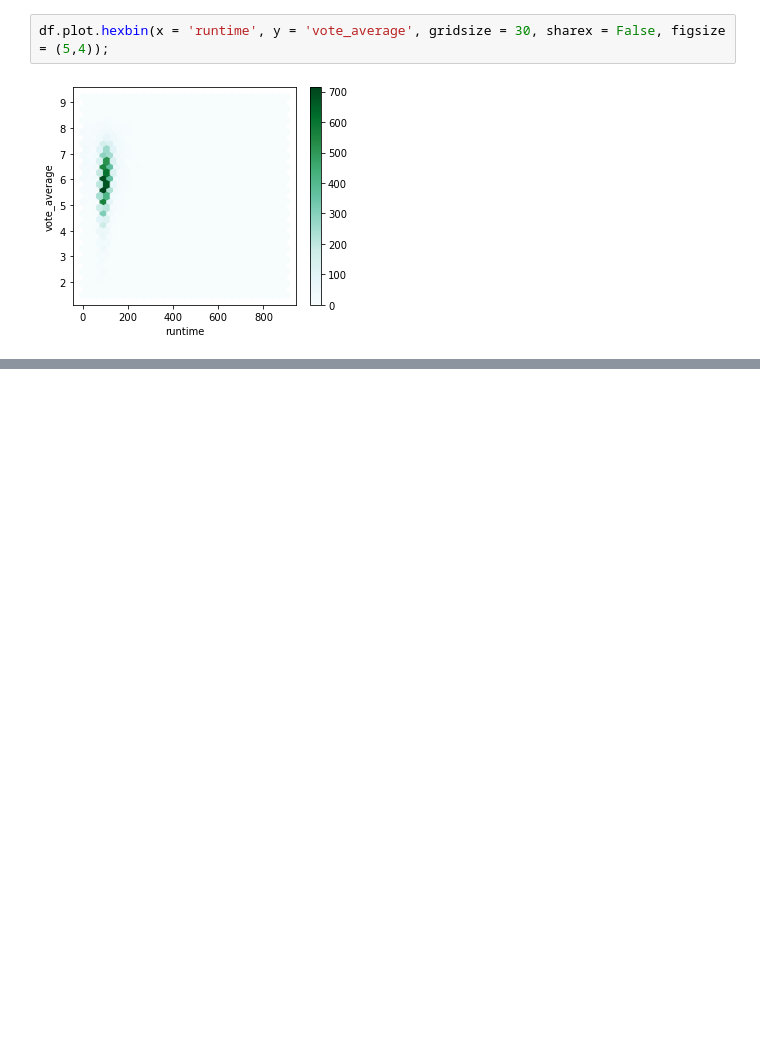
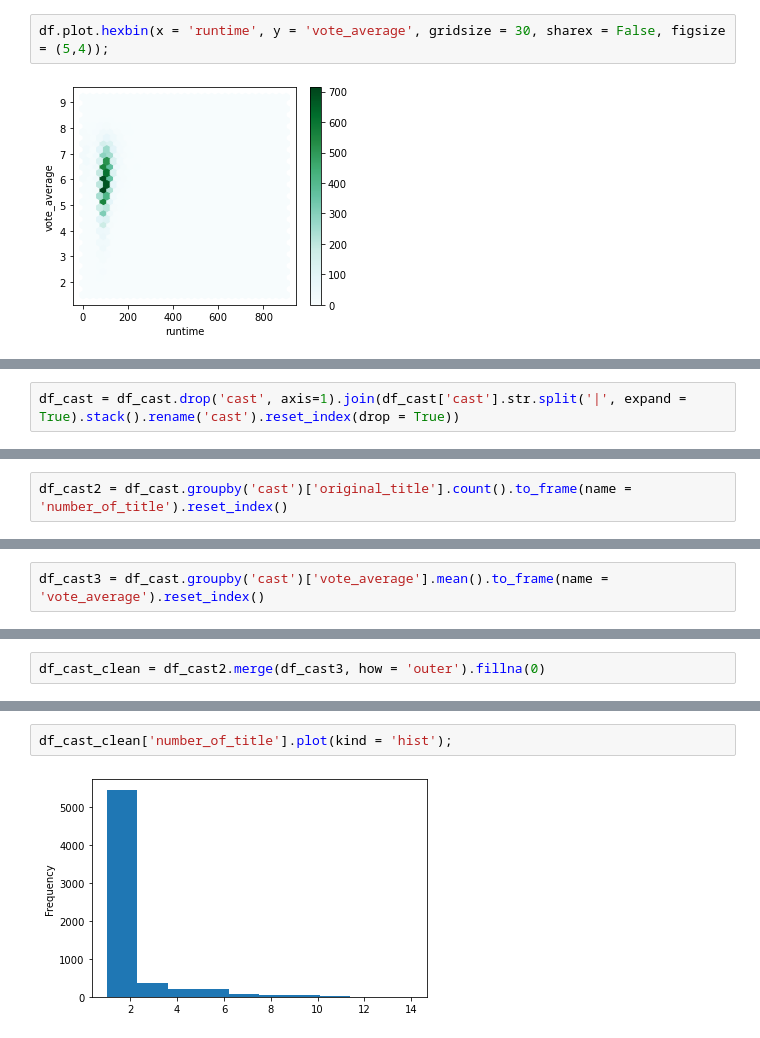
Before and after one commit to KaoriMI/Project_Investigate_a_Dataset, a Jupyter notebook: playground.ipynb, the cells around one changed output, grey strips where cells are left out. Drawn from its saved outputs; the diff is of its cells as text; blank space fills up the shorter version.

```diff
--- a/playground.ipynb
+++ b/playground.ipynb
@@ -267,0 +311,2 @@ sns.kdeplot(df.runtime, df.vote_average);
+# %%
+df_cast = df_cast.drop('cast', axis=1).join(df_cast['cast'].str.split('|', expand = True).stack().rename('cast').reset_index(drop = True))
@@ -267,0 +347,2 @@ sns.kdeplot(df.runtime, df.vote_average);
+# %%
+df_cast2 = df_cast.groupby('cast')['original_title'].count().to_frame(name = 'number_of_title').reset_index()
@@ -267,0 +358,2 @@ sns.kdeplot(df.runtime, df.vote_average);
+# %%
+df_cast3 = df_cast.groupby('cast')['vote_average'].mean().to_frame(name = 'vote_average').reset_index()
@@ -267,0 +369,2 @@ sns.kdeplot(df.runtime, df.vote_average);
+# %%
+df_cast_clean = df_cast2.merge(df_cast3, how = 'outer').fillna(0)
@@ -267,0 +387,4 @@ sns.kdeplot(df.runtime, df.vote_average);
+# %%
+df_cast_clean['number_of_title'].plot(kind = 'hist');
+# %% [output]
+[figure, added]
```
Also changed, not shown: parts of 31 cells of this notebook, 4 other files.
